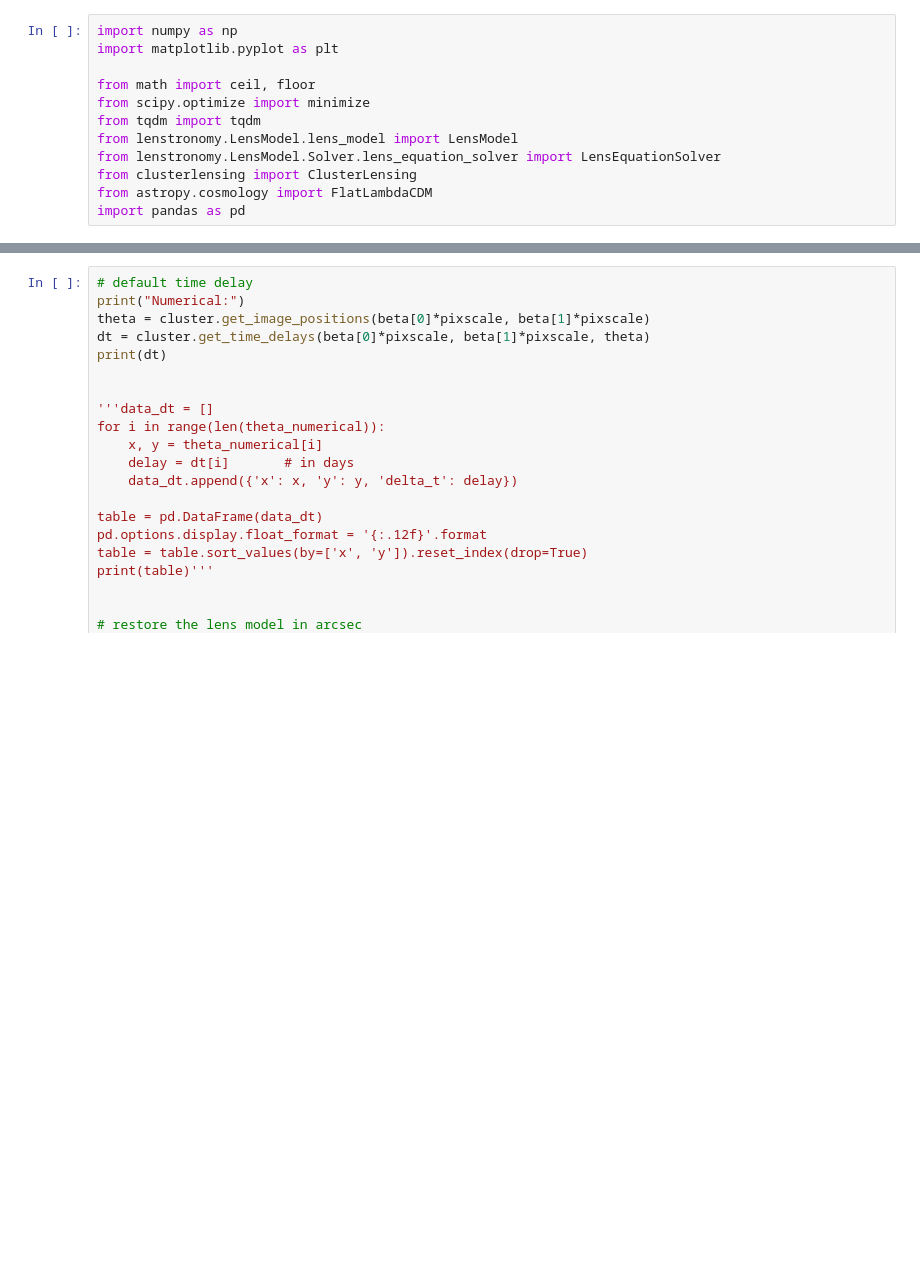
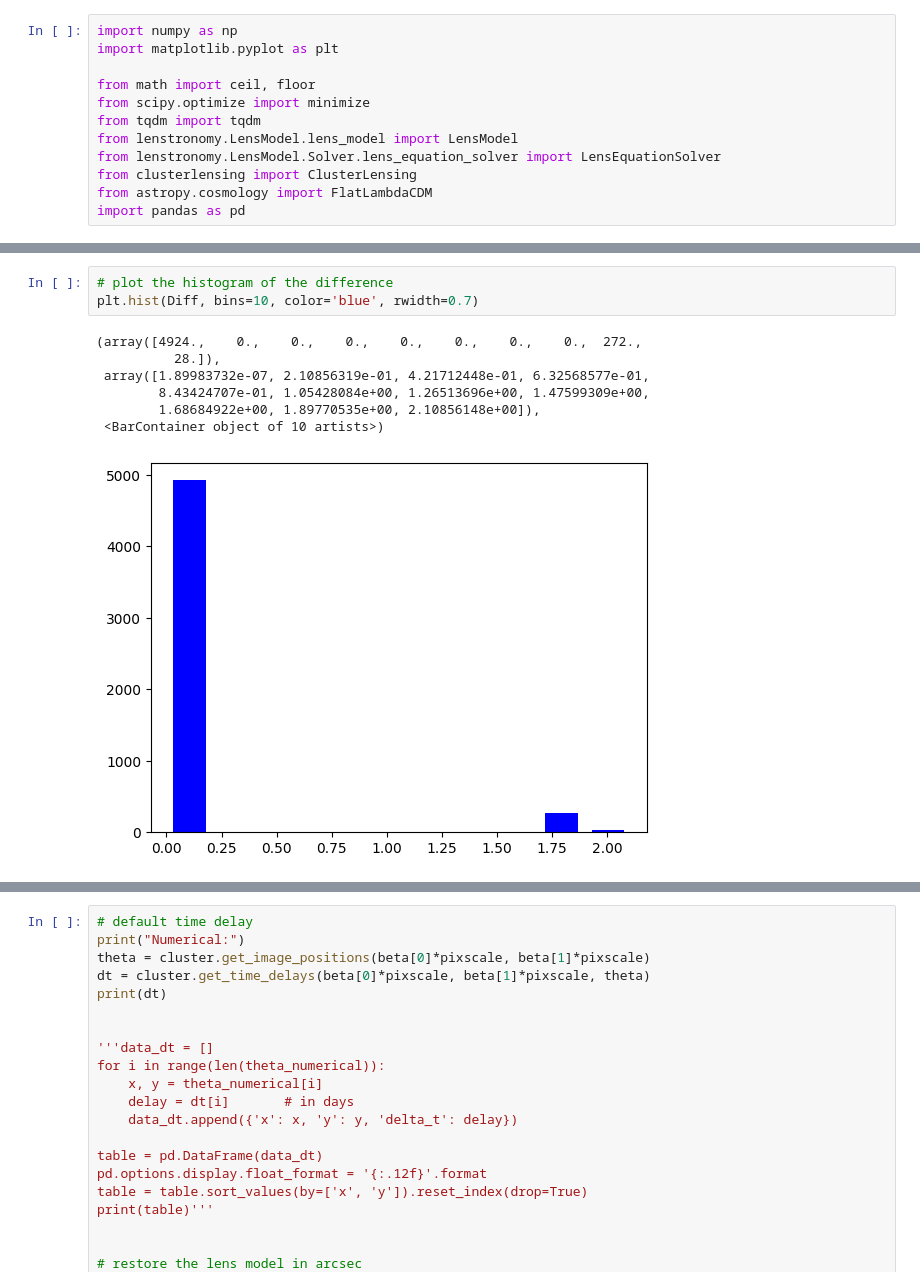
Before and after one commit to diceandcats/SURE-GW-lensing-cont, a Jupyter notebook: Real stuffs/cluster_class_verify.ipynb, the cells around one changed output, grey strips where cells are left out. Saved outputs shown, nothing was run; the diff lists cells and outputs as text; blank space fills up the shorter version.

```diff
--- a/Real stuffs/cluster_class_verify.ipynb
+++ b/Real stuffs/cluster_class_verify.ipynb
@@ -148,0 +225,11 @@ print(time.time()-start)
+# %%
+# plot the histogram of the difference
+plt.hist(Diff, bins=10, color='blue', rwidth=0.7)
+# %% [output]
+(array([4924.,    0.,    0.,    0.,    0.,    0.,    0.,    0.,  272.,
+          28.]),
+ array([1.89983732e-07, 2.10856319e-01, 4.21712448e-01, 6.32568577e-01,
+        8.43424707e-01, 1.05428084e+00, 1.26513696e+00, 1.47599309e+00,
+        1.68684922e+00, 1.89770535e+00, 2.10856148e+00]),
+ <BarContainer object of 10 artists>)
+[figure, added]
```
Also changed, not shown: parts of 9 cells of this notebook, 3 other files.
